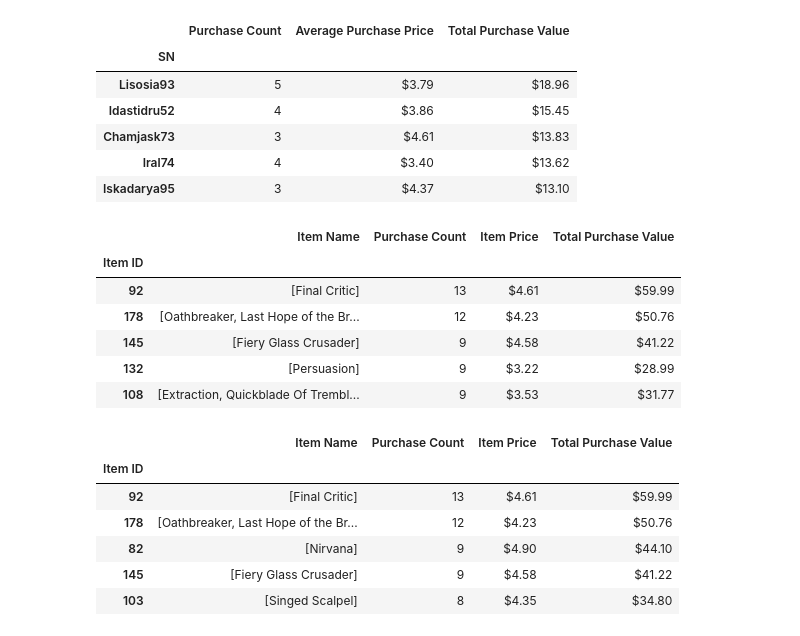
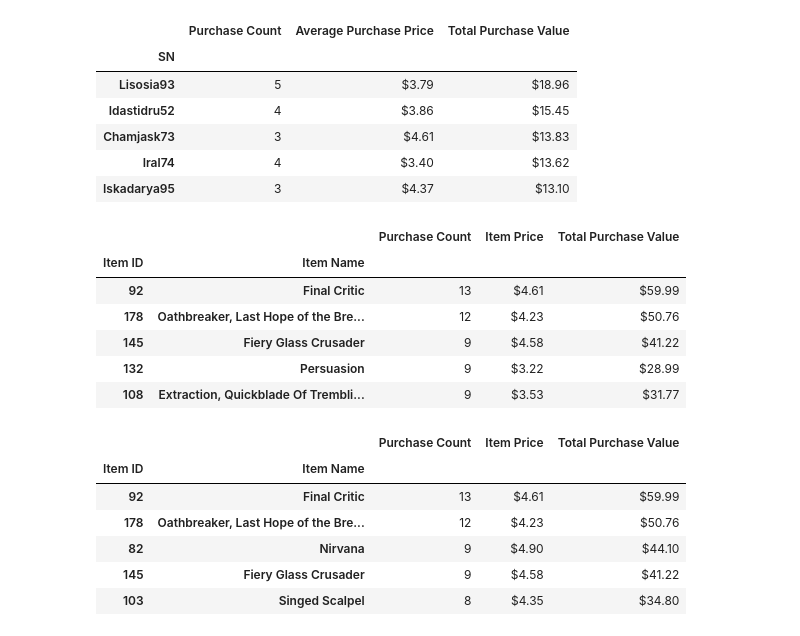
Before and after one commit to tealiie/Python-Pandas, a Jupyter notebook: HeroesOfPymoli/HeroesOfPymoli.ipynb, the cells around one changed output. Saved outputs shown, nothing was run; the diff lists cells and outputs as text; code cells hidden in the pictures.

Commit message:
Finalise formatting

```diff
--- a/HeroesOfPymoli/HeroesOfPymoli.ipynb
+++ b/HeroesOfPymoli/HeroesOfPymoli.ipynb
@@ -175,35 +175,33 @@ top_spender_summary_df.head()
 | Iskadarya95 | 3 | $4.37 | $13.10 |
 # %%
 # Create variables, find most popular items purchased
-pop_item = purchase_data_df.groupby("Item ID")["Item Name"].unique()
-pop_count = purchase_data_df.groupby("Item ID")["Item Name"].count()
-pop_price = purchase_data_df.groupby("Item ID")["Price"].mean()
+pop_item = purchase_data_df.groupby(["Item ID", "Item Name"])["Item Name"].unique()
+pop_count = purchase_data_df.groupby(["Item ID", "Item Name"])["Item Name"].count()
+pop_price = purchase_data_df.groupby(["Item ID", "Item Name"])["Price"].mean()
 pop_purchase_total = pop_count * pop_price
 
 # Create dataframe summary for most popular items purchased
-popular_item_summary_df = pd.DataFrame ({"Item Name": pop_item,
-                                         "Purchase Count": pop_count,
+popular_item_summary_df = pd.DataFrame ({"Purchase Count": pop_count,
                                          "Item Price": pop_price,
                                          "Total Purchase Value": pop_purchase_total})
 
 # Format $ for columns with price values, sort popular items by descending purchase count & print summary
 popular_item_summary_df = popular_item_summary_df.sort_values(by="Purchase Count", ascending=False)
 popular_item_summary_df["Item Price"] = popular_item_summary_df["Item Price"].map("${:.2f}".format)
 popular_item_summary_df["Total Purchase Value"] = popular_item_summary_df["Total Purchase Value"].map("${:.2f}".format)
 
 popular_item_summary_df.head()
 # %% [output]
-|  | Item Name | Purchase Count | Item Price | Total Purchase Value |
-| Item ID |  |  |  |  |
-| 92 | [Final Critic] | 13 | $4.61 | $59.99 |
-| 178 | [Oathbreaker, Last Hope of the Br... | 12 | $4.23 | $50.76 |
-| 145 | [Fiery Glass Crusader] | 9 | $4.58 | $41.22 |
-| 132 | [Persuasion] | 9 | $3.22 | $28.99 |
-| 108 | [Extraction, Quickblade Of Trembl... | 9 | $3.53 | $31.77 |
+|  |  | Purchase Count | Item Price | Total Purchase Value |
+| Item ID | Item Name |  |  |  |
+| 92 | Final Critic | 13 | $4.61 | $59.99 |
+| 178 | Oathbreaker, Last Hope of the Bre... | 12 | $4.23 | $50.76 |
+| 145 | Fiery Glass Crusader | 9 | $4.58 | $41.22 |
+| 132 | Persuasion | 9 | $3.22 | $28.99 |
+| 108 | Extraction, Quickblade Of Trembli... | 9 | $3.53 | $31.77 |
 # %%
 # Using variables above, find most profitable items purchased
-popular_item_summary_df = pd.DataFrame ({"Item Name": pop_item,
-                                         "Purchase Count": pop_count,
+popular_item_summary_df = pd.DataFrame ({"Purchase Count": pop_count,
                                          "Item Price": pop_price,
                                          "Total Purchase Value": pop_purchase_total})
 
@@ -214,13 +212,13 @@ popular_item_summary_df["Total Purchase Value"] = popular_item_summary_df["Total
 
 popular_item_summary_df.head()
 # %% [output]
-|  | Item Name | Purchase Count | Item Price | Total Purchase Value |
-| Item ID |  |  |  |  |
-| 92 | [Final Critic] | 13 | $4.61 | $59.99 |
-| 178 | [Oathbreaker, Last Hope of the Br... | 12 | $4.23 | $50.76 |
-| 82 | [Nirvana] | 9 | $4.90 | $44.10 |
-| 145 | [Fiery Glass Crusader] | 9 | $4.58 | $41.22 |
-| 103 | [Singed Scalpel] | 8 | $4.35 | $34.80 |
+|  |  | Purchase Count | Item Price | Total Purchase Value |
+| Item ID | Item Name |  |  |  |
+| 92 | Final Critic | 13 | $4.61 | $59.99 |
+| 178 | Oathbreaker, Last Hope of the Bre... | 12 | $4.23 | $50.76 |
+| 82 | Nirvana | 9 | $4.90 | $44.10 |
+| 145 | Fiery Glass Crusader | 9 | $4.58 | $41.22 |
+| 103 | Singed Scalpel | 8 | $4.35 | $34.80 |
 # %%
 # Based on the data, here are three observable trends:
 
```
